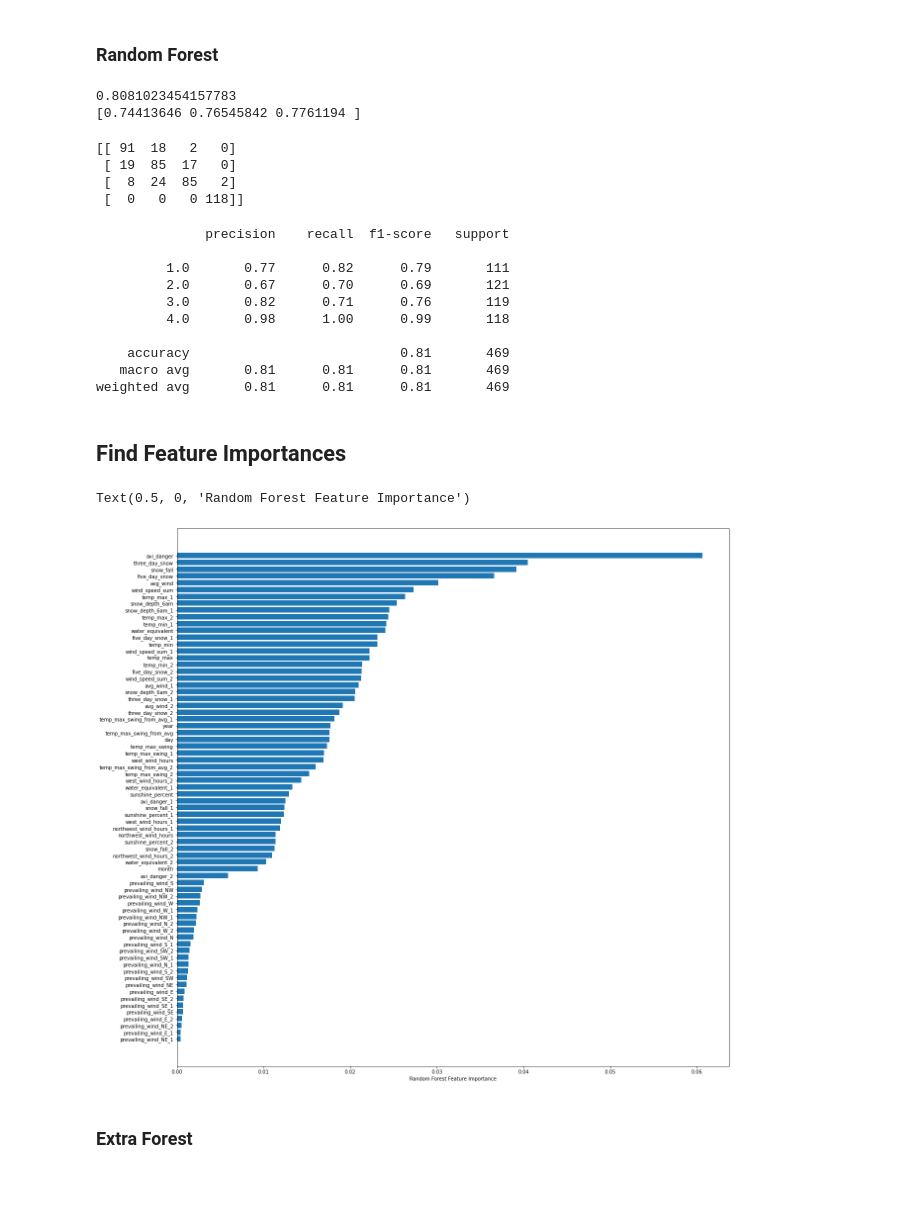
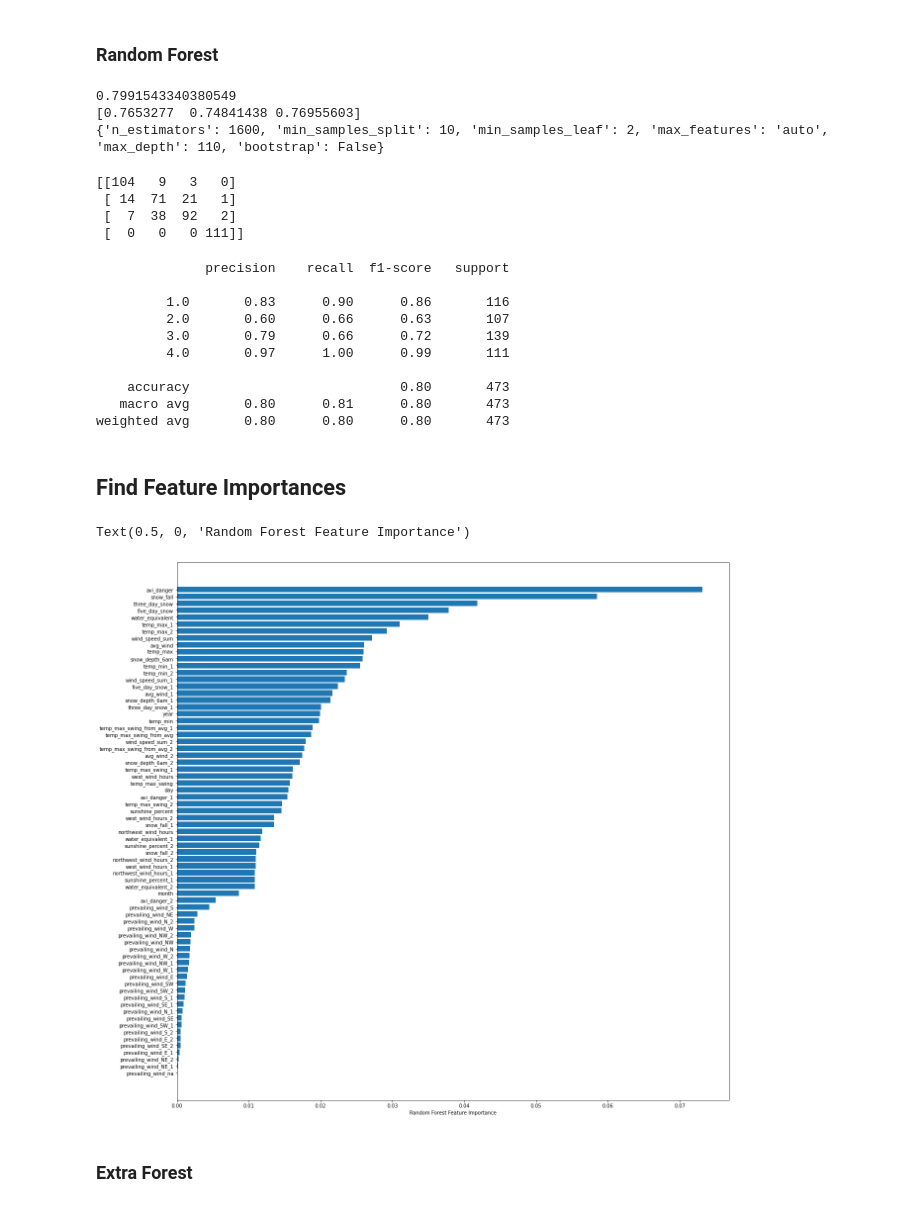
Before and after one commit to MatthewAustinThompson/avalanche-danger-level-prediction, a Jupyter notebook: PreliminaryModeling_DT_RF_ET.ipynb, the cells around one changed output. Cells and saved outputs as stored; diff of their text form; code cells hidden in the pictures.

```diff
--- a/PreliminaryModeling_DT_RF_ET.ipynb
+++ b/PreliminaryModeling_DT_RF_ET.ipynb
@@ -60,3 +40,6 @@ memory usage: 1.1 MB
 #### filter data
 # %%
 avi = avi.drop(['Unnamed: 0'], axis=1)
+# %%
+avi = avi[avi['avi_danger'].notnull()]
+avi.info()
@@ -62,0 +66,5 @@ avi = avi.drop(['Unnamed: 0'], axis=1)
+# %%
+avi = avi.fillna(0)
+avi[avi.avi_danger == 5] = 4
+avi[avi.next_day_avi_danger == 5] = 4
+avi.info()
@@ -63,7 +89,7 @@ avi = avi.drop(['Unnamed: 0'], axis=1)
 # %% [markdown]
 #### Splitting Dataset
 # %%
-x = avi.iloc[:, 0:avi.shape[1]-1]
+x = avi.iloc[:, 0:avi.shape[1]-2]
 y = avi.iloc[:, avi.shape[1]-1]
 
 print(x.shape)
@@ -185,46 +213,47 @@ random_grid = {'n_estimators': n_estimators,
                'bootstrap': bootstrap}
 
 
-rf = RandomForestClassifier(class_weight = "balanced")
+rf = RandomForestClassifier()
 rf_cv = RandomizedSearchCV(estimator=rf, param_distributions=random_grid, n_iter=5, scoring='f1_weighted')
 rf_cv.fit(x_train, y_train)
 y_pred_rf = rf_cv.predict(x_test)
 print(accuracy_score(y_test, y_pred_rf))
 print(cross_val_score(rf, x_train, y_train, cv=3))
+print(rf_cv.best_params_)
 # %% [output]
-0.8081023454157783
-[0.74413646 0.76545842 0.7761194 ]
+0.7991543340380549
+[0.7653277  0.74841438 0.76955603]
+{'n_estimators': 1600, 'min_samples_split': 10, 'min_samples_leaf': 2, 'max_features': 'auto', 'max_depth': 110, 'bootstrap': False}
 # %%
 print(confusion_matrix(y_test, y_pred_rf))
 # %% [output]
-[[ 91  18   2   0]
- [ 19  85  17   0]
- [  8  24  85   2]
- [  0   0   0 118]]
+[[104   9   3   0]
+ [ 14  71  21   1]
+ [  7  38  92   2]
+ [  0   0   0 111]]
 # %%
 print(classification_report(y_test, y_pred_rf))
 # %% [output]
               precision    recall  f1-score   support
 
-         1.0       0.77      0.82      0.79       111
-         2.0       0.67      0.70      0.69       121
-         3.0       0.82      0.71      0.76       119
-         4.0       0.98      1.00      0.99       118
+         1.0       0.83      0.90      0.86       116
+         2.0       0.60      0.66      0.63       107
+         3.0       0.79      0.66      0.72       139
+         4.0       0.97      1.00      0.99       111
 
-    accuracy                           0.81       469
-   macro avg       0.81      0.81      0.81       469
-weighted avg       0.81      0.81      0.81       469
+    accuracy                           0.80       473
+   macro avg       0.80      0.81      0.80       473
+weighted avg       0.80      0.80      0.80       473
 # %% [markdown]
 ## Find Feature Importances
 # %%
-rf.fit(x_train, y_train)
-sorted_idx = rf.feature_importances_.argsort()
+sorted_idx = rf_cv.best_estimator_.feature_importances_.argsort()
 plt.figure(figsize=[20,20])
-plt.barh(avi.columns[sorted_idx], rf.feature_importances_[sorted_idx])
+plt.barh(avi.columns[sorted_idx], rf_cv.best_estimator_.feature_importances_[sorted_idx])
 plt.xlabel("Random Forest Feature Importance")
 # %% [output]
 Text(0.5, 0, 'Random Forest Feature Importance')
-[figure, old version]
+[figure, new version]
 # %% [markdown]
 ### Extra Forest
 # %%
```
Also changed, not shown: parts of 13 cells of this notebook, 2 other files.
